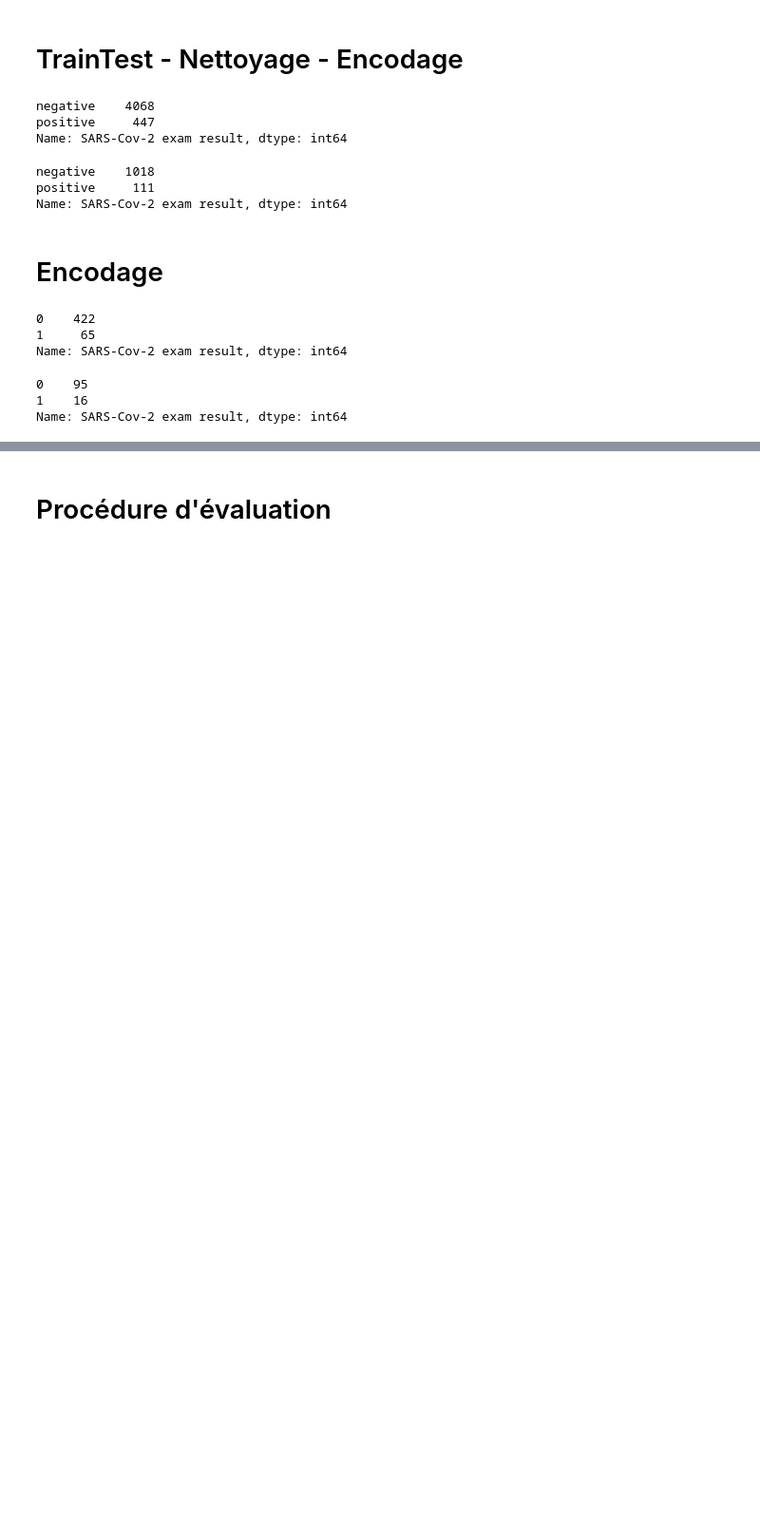
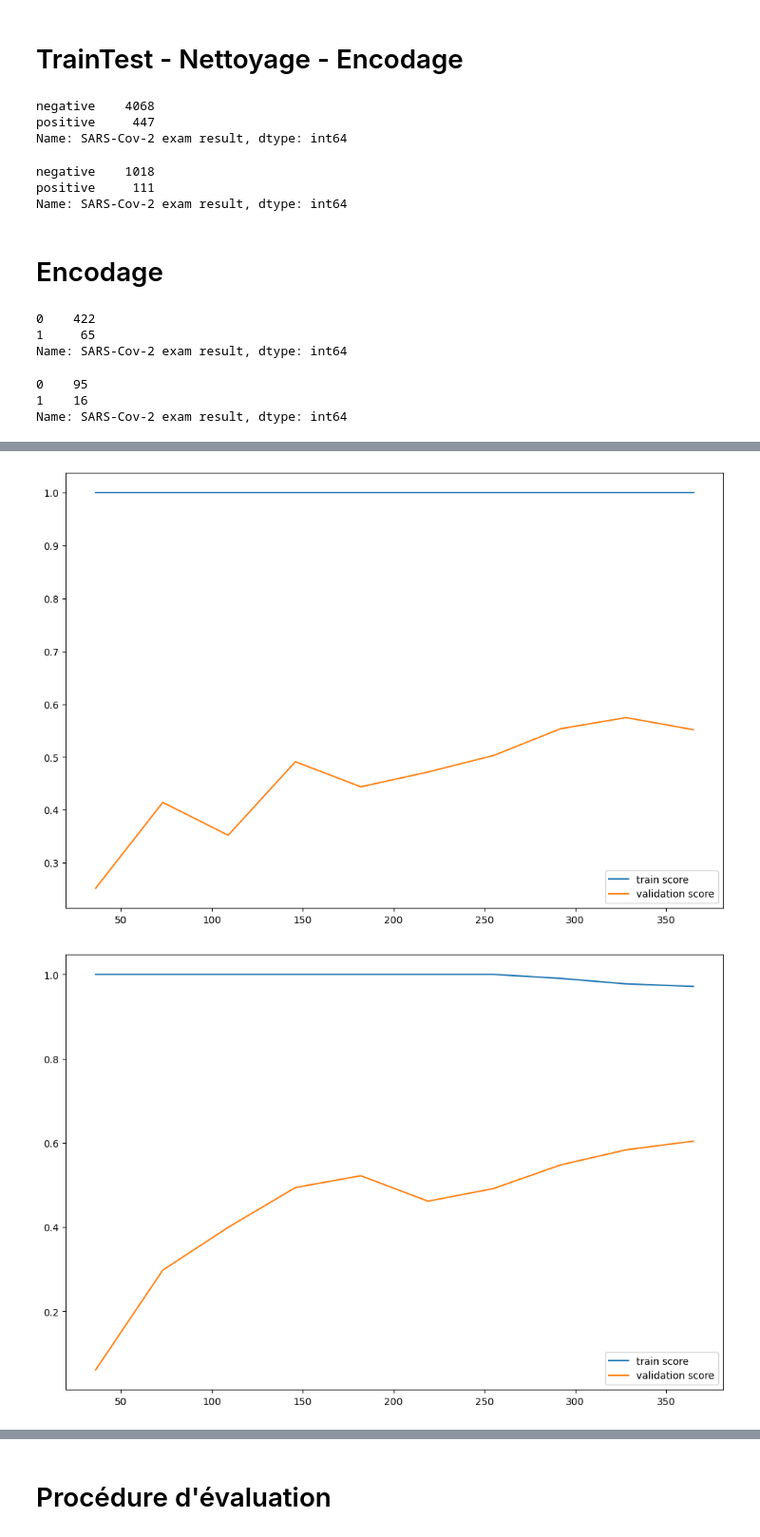
Before and after one commit to 6mtx9/python, a Jupyter notebook: Covid/Pre-processing.ipynb, the cells around one changed output, grey strips where cells are left out. Shown: that part at 95% size. Drawn from its saved outputs; the diff is of its cells as text; code cells hidden in the pictures; blank space fills up the shorter version.

```diff
--- a/Covid/Pre-processing.ipynb
+++ b/Covid/Pre-processing.ipynb
@@ -132,0 +144,5 @@ model_1 = make_pipeline(PolynomialFeatures(2),SelectKBest(f_classif, k=10),Rando
+# %%
+for name, model in dict_of_models.items():
+    print(name)
+    evaluation(model)
+# %% [output]
@@ -132,0 +166,2 @@ model_1 = make_pipeline(PolynomialFeatures(2),SelectKBest(f_classif, k=10),Rando
+[figure, added]
+[figure, added]
```
Also changed, not shown: parts of 24 cells of this notebook.
